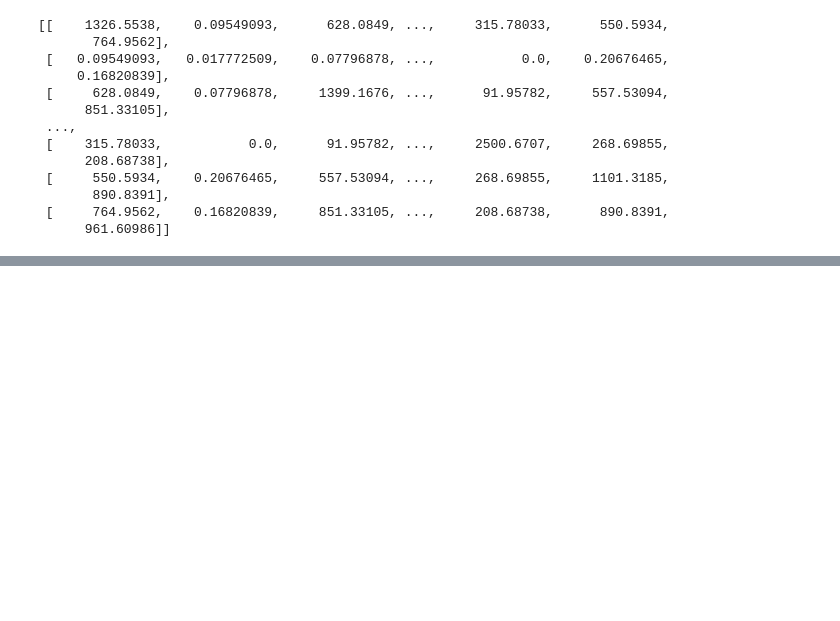
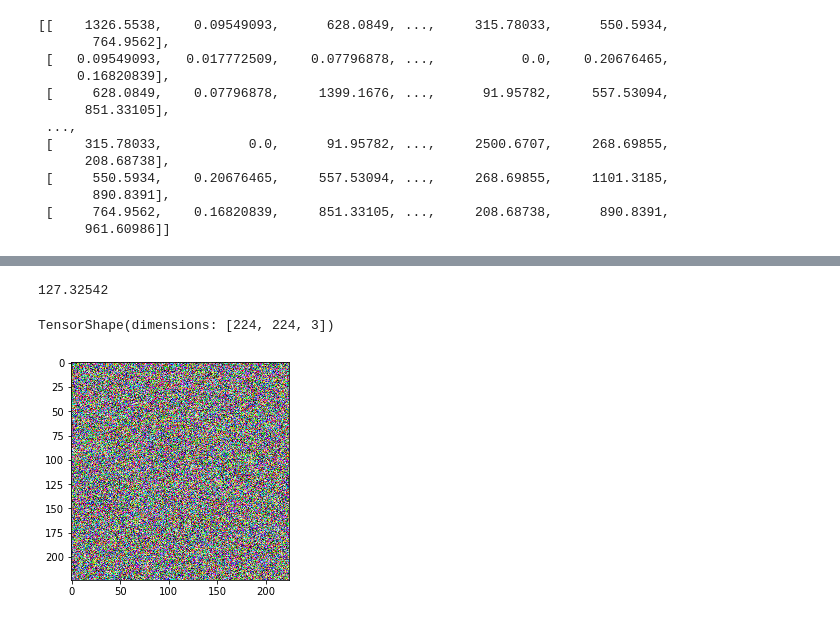
Before and after one commit to regrettable-username/style-transfer, a Jupyter notebook: VGG16.ipynb, the cells around one changed output, grey strips where cells are left out. Saved outputs shown, nothing was run; the diff lists cells and outputs as text; code cells hidden in the pictures; blank space fills up the shorter version.

```diff
--- a/VGG16.ipynb
+++ b/VGG16.ipynb
@@ -564,0 +678,12 @@ let prod = act.product()
+# %%
+print(noiseImage.mean())
+# %% [output]
+127.32542
+# %%
+print(noiseImage.squeezingShape(at: 0).shape)
+# %% [output]
+TensorShape(dimensions: [224, 224, 3])
+# %%
+showImageTensor(tensor: noiseImage.squeezingShape(at: 0))
+# %% [output]
+[figure, added]
```
Also changed, not shown: parts of 24 cells of this notebook, 2 other files.
